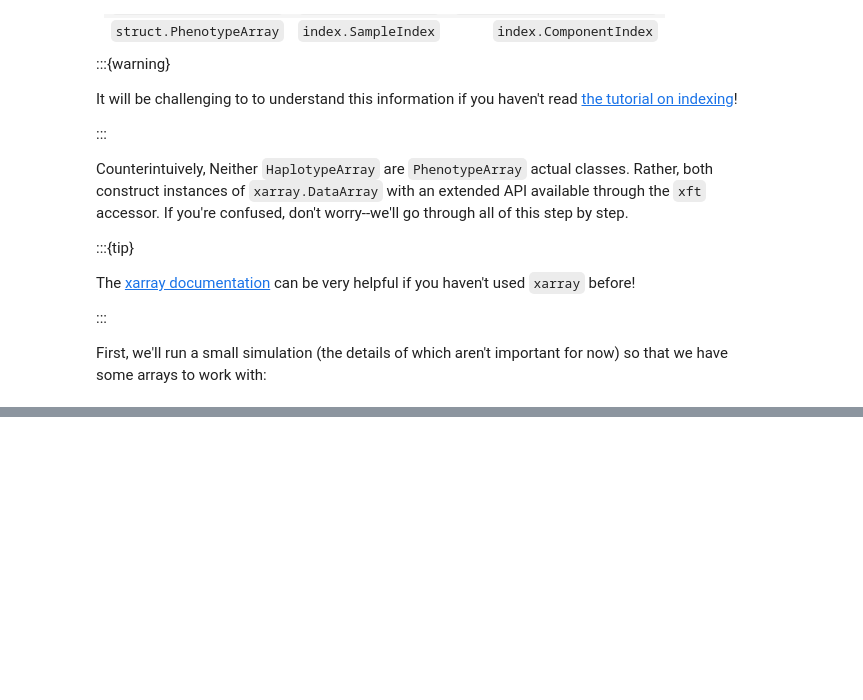
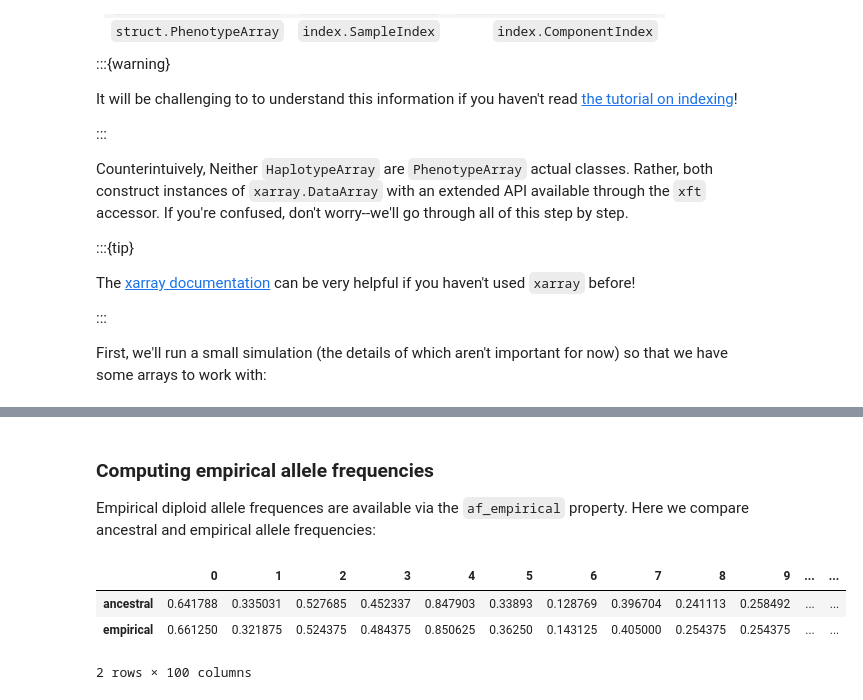
Before and after one commit to rborder/xftsim, a Jupyter notebook: docs/userguide/struct.ipynb, the cells around one changed output, grey strips where cells are left out. Drawn from its saved outputs; the diff is of its cells as text; code cells hidden in the pictures; blank space fills up the shorter version.

Commit message:
added data structures tutorial

```diff
--- a/docs/userguide/struct.ipynb
+++ b/docs/userguide/struct.ipynb
@@ -53,0 +274,12 @@ haplo
+# %% [markdown]
+### Computing empirical allele frequencies
+
+Empirical diploid allele frequences are available via the `af_empirical` property. Here we compare ancestral and empirical allele frequencies:
+# %%
+pd.DataFrame.from_dict(dict(ancestral = haplo.xft.get_variant_indexer().to_diploid().af,
+                            empirical = haplo.xft.af_empirical)).T
+# %% [output]
+|  | 0 | 1 | 2 | 3 | 4 | 5 | 6 | 7 | 8 | 9 | ... | ... |
+| ancestral | 0.641788 | 0.335031 | 0.527685 | 0.452337 | 0.847903 | 0.33893 | 0.128769 | 0.396704 | 0.241113 | 0.258492 | ... | ... |
+| empirical | 0.661250 | 0.321875 | 0.524375 | 0.484375 | 0.850625 | 0.36250 | 0.143125 | 0.405000 | 0.254375 | 0.254375 | ... | ... |
+2 rows × 100 columns
```
Also changed, not shown: parts of 22 cells of this notebook, 1 other file.
